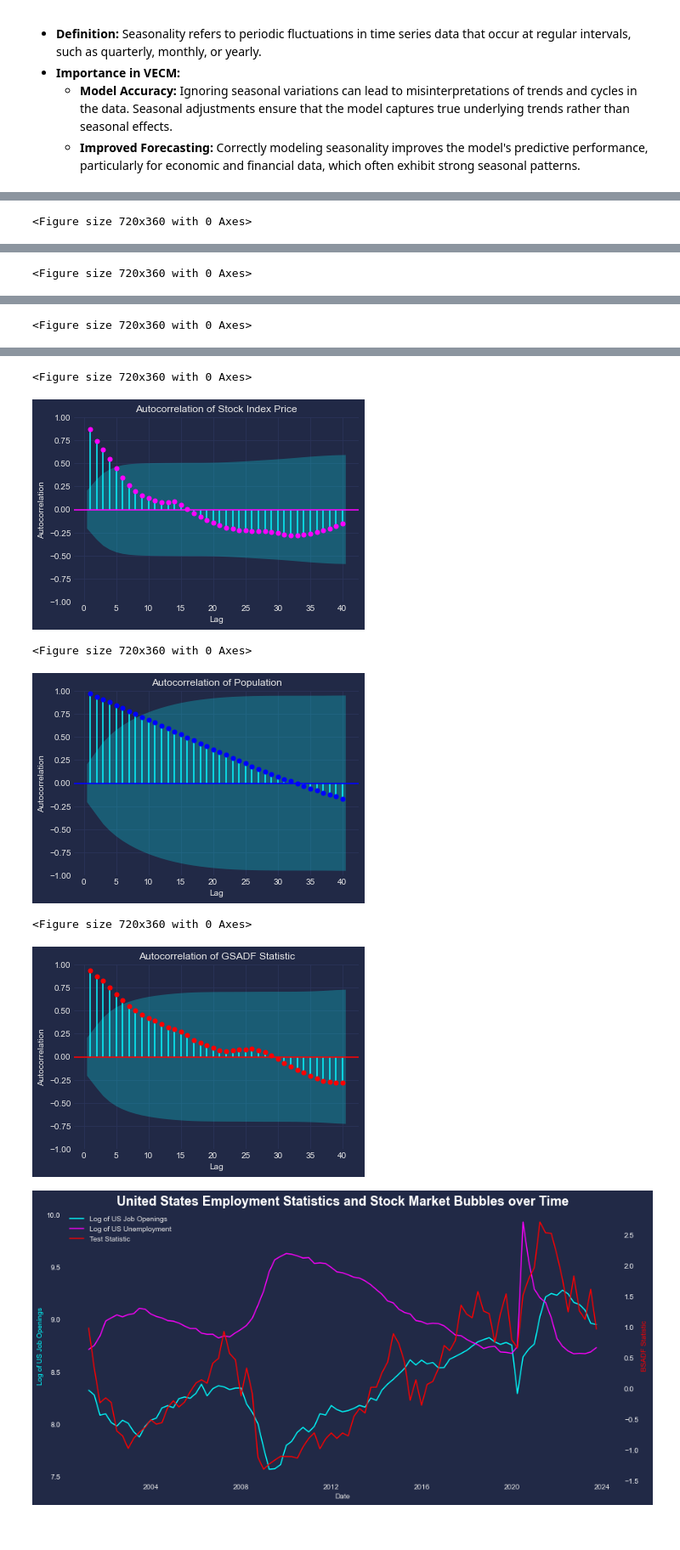
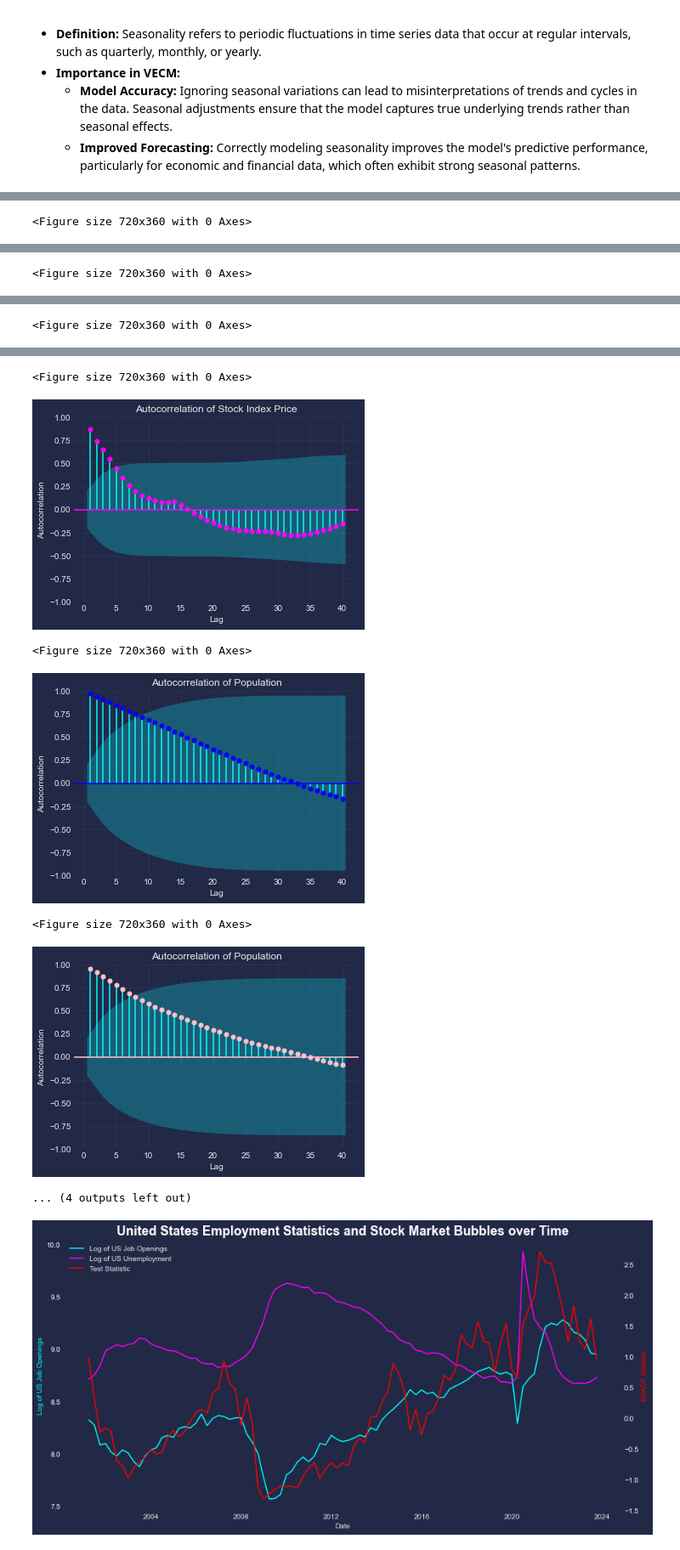
Before and after one commit to Philip-Lacava/Asset-Price-Bubble-Detection, a Jupyter notebook: Bubble Model 3.ipynb, the cells around one changed output, grey strips where cells are left out. Shown at 85% size. Saved outputs shown, nothing was run; the diff lists cells and outputs as text; code cells hidden in the pictures.

```diff
--- a/Bubble Model 3.ipynb
+++ b/Bubble Model 3.ipynb
@@ -129,7 +129,7 @@ gdp_series_id = country.loc[country['Country'] == select, 'GDP_SeriesID'].values
 title = country.loc[country['Country'] == select, 'Country'].values[0]
 
 # Assuming 'df' contains columns like 'DATE' and many GDP series
-df = df[['DATE', gdp_series_id, 'USE' , 'USJO', 'USU', 'USP', 'Lockdowns']]#, 'USJO' ,'USU']]  # Selecting DATE and the specific GDP series column
+df = df[['DATE', gdp_series_id, 'USE' , 'USJO', 'USU', 'USP', 'FFR', 'Inflation']]#, 'USJO' ,'USU']]  # Selecting DATE and the specific GDP series column
 df = df.rename(columns={gdp_series_id: 'GDP'})  # Rename the GDP series column
 
 # Clean up data
@@ -471,7 +474,7 @@ def add_transformations(df, columns):
     return df
 
 # Define the columns you want to transform
-columns_to_transform = ['GDP', 'Price', 'USE', 'USJO', 'USU', 'USP']
+columns_to_transform = ['GDP', 'Price', 'USE', 'USJO', 'USU', 'USP', 'Inflation']
 
 # Apply the transformations
 merged_df.set_index('DATE', inplace=True)
@@ -505,6 +508,8 @@ color_gdp = 'yellow'
 color_population = 'blue'
 color_unemployment = 'magenta'
 color_employment = 'orange'
+color_inflation = 'pink'
+color_FFR = 'green'
 axis_color = 'white'
 # %%
 merged_df['Log_USE']
@@ -635,35 +640,50 @@ plt.show()
 plt.figure(figsize=(10, 5))
 plot_acf(merged_df['Log_USU'], lags=40, zero=False, title='Autocorrelation of Stock Index Price', color=color_unemployment)
 plt.xlabel('Lag')
 plt.ylabel('Autocorrelation')
 plt.show()
 
-# Plot Correlogram for Log Unemployment
+# Plot Correlogram for Log Population
 plt.figure(figsize=(10, 5))
 plot_acf(merged_df['Log_USP'], lags=40, zero=False, title='Autocorrelation of Population', color=color_population)
+plt.xlabel('Lag')
+plt.ylabel('Autocorrelation')
+plt.show()
+
+# Plot Correlogram for Log Inflation
+plt.figure(figsize=(10, 5))
+plot_acf(merged_df['Log_Inflation'], lags=40, zero=False, title='Autocorrelation of Population', color=color_inflation)
+plt.xlabel('Lag')
+plt.ylabel('Autocorrelation')
+plt.show()
+
+# Plot Correlogram for FFR
+plt.figure(figsize=(10, 5))
+plot_acf(merged_df['FFR'], lags=40, zero=False, title='Autocorrelation of Population', color=color_FFR)
 plt.xlabel('Lag')
 plt.ylabel('Autocorrelation')
 plt.show()
 
 # Plot Correlogram for GSADF Statistic
 plt.figure(figsize=(10, 5))
 plot_acf(merged_df['GSADF_Stat'], lags=40, zero=False, title='Autocorrelation of GSADF Statistic', color=color_bsadf_stat)
 plt.xlabel('Lag')
 plt.ylabel('Autocorrelation')
 plt.show()
 # %% [output]
 <Figure size 720x360 with 0 Axes>
 [figure]
 <Figure size 720x360 with 0 Axes>
 [figure]
 <Figure size 720x360 with 0 Axes>
 [figure]
 <Figure size 720x360 with 0 Axes>
 [figure]
 <Figure size 720x360 with 0 Axes>
 [figure]
 <Figure size 720x360 with 0 Axes>
-[figure, old version]
+[figure, new version]
+... (4 outputs left out)
 # %%
 
 # Create the plot with specified figure size
```
Also changed, not shown: parts of 23 cells of this notebook, 17 other files.
